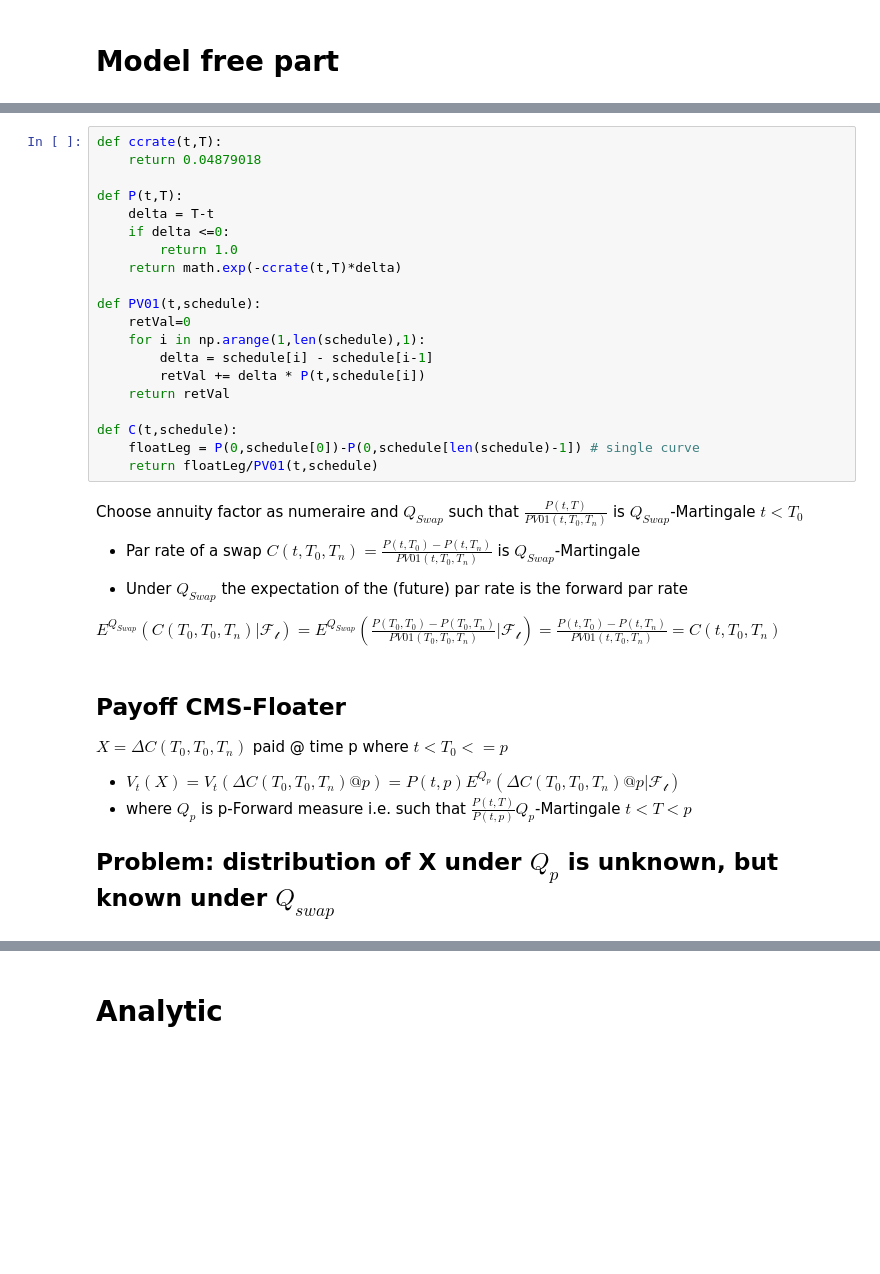
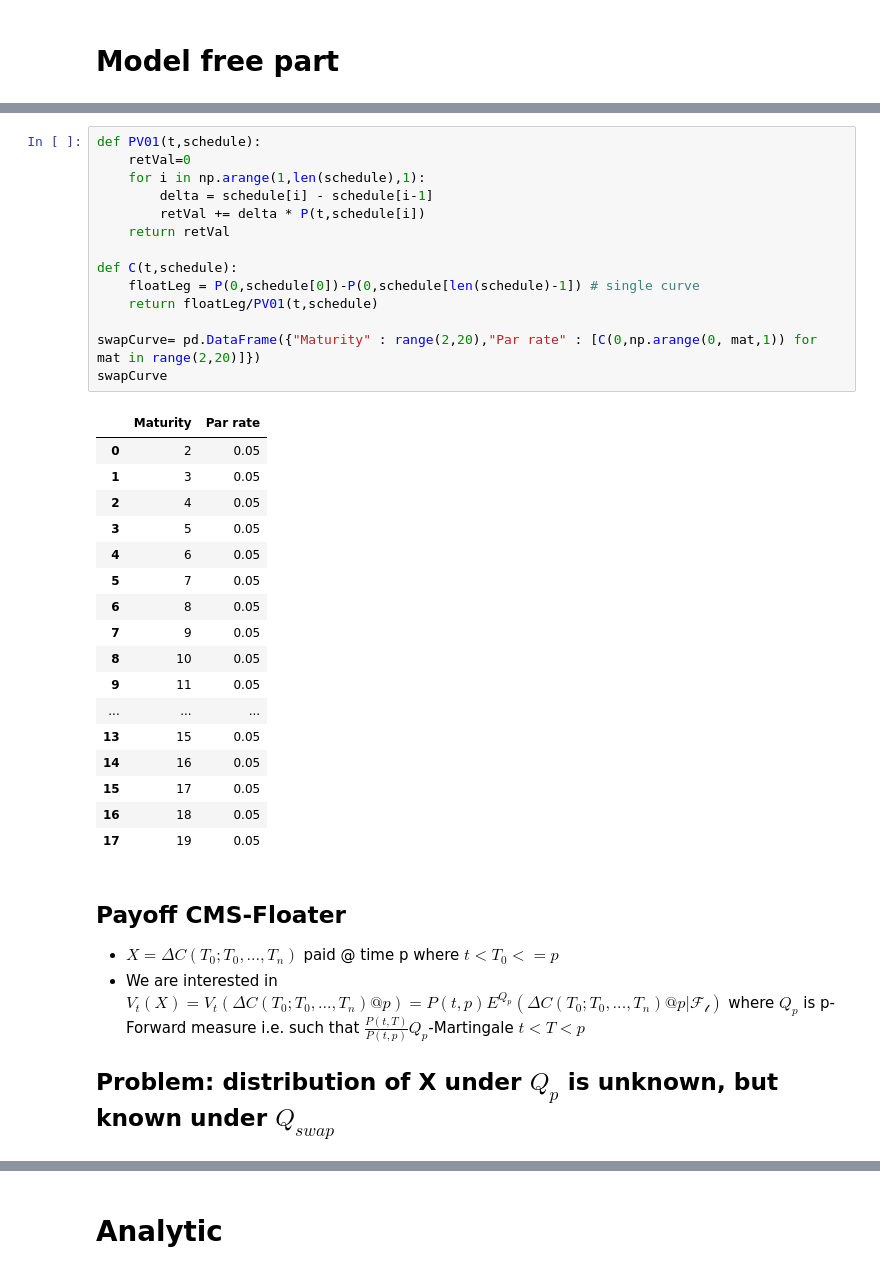
Before and after one commit to fabianfh/fnotebooks, a Jupyter notebook: cms_convexity.ipynb, the cells around one changed output, grey strips where cells are left out. Saved outputs shown, nothing was run; the diff lists cells and outputs as text; blank space fills up the shorter version.

```diff
--- a/cms_convexity.ipynb
+++ b/cms_convexity.ipynb
@@ -28,38 +47,40 @@ UsageError: Line magic function `%` not found.
 # %%
-def ccrate(t,T):
-    return 0.04879018
-
-def P(t,T):
-    delta = T-t
-    if delta <=0:
-        return 1.0
-    return math.exp(-ccrate(t,T)*delta)
-
 def PV01(t,schedule):
     retVal=0
     for i in np.arange(1,len(schedule),1):
         delta = schedule[i] - schedule[i-1]
         retVal += delta * P(t,schedule[i])
     return retVal
 
 def C(t,schedule):
     floatLeg = P(0,schedule[0])-P(0,schedule[len(schedule)-1]) # single curve
     return floatLeg/PV01(t,schedule)
+
+swapCurve= pd.DataFrame({"Maturity" : range(2,20),"Par rate" : [C(0,np.arange(0, mat,1)) for mat in range(2,20)]})
+swapCurve
+# %% [output]
+|  | Maturity | Par rate |
+| 0 | 2 | 0.05 |
+| 1 | 3 | 0.05 |
+| 2 | 4 | 0.05 |
+| 3 | 5 | 0.05 |
+| 4 | 6 | 0.05 |
+| 5 | 7 | 0.05 |
+| 6 | 8 | 0.05 |
+| 7 | 9 | 0.05 |
+| 8 | 10 | 0.05 |
+| 9 | 11 | 0.05 |
+| ... | ... | ... |
+| 13 | 15 | 0.05 |
+| 14 | 16 | 0.05 |
+| 15 | 17 | 0.05 |
+| 16 | 18 | 0.05 |
+| 17 | 19 | 0.05 |
-# %% [markdown]
-
-Choose annuity factor as numeraire and $Q_{Swap}$ such that  $\frac{P(t,T)}{PV01(t,T_0,T_n)}$ is $Q_{Swap}$-Martingale $t<T_0$
-
-- Par rate of a swap $C(t,T_0,T_n)=\frac{P(t,T_0) - P(t,T_n)}{PV01(t,T_0,T_n)}$ is $ Q_{Swap}$-Martingale
-
-- Under $Q_{Swap}$ the expectation of the (future) par rate is the forward par rate
-
-$E^{Q_{Swap}}( C(T_0,T_0,T_n)|\mathcal{F_t})=E^{Q_{Swap}}(\frac{P(T_0,T_0) - P(T_0,T_n)}{PV01(T_0,T_0,T_n)}| \mathcal{F_t})= \frac{P(t,T_0) - P(t,T_n)}{PV01(t,T_0,T_n)} = C(t,T_0,T_n)$
 # %% [markdown]
 
 ## Payoff CMS-Floater
-$X = \Delta C(T_0,T_0,T_n)$ paid @ time p  where $t<T_0<=p$
-- $ V_t(X) =V_t(\Delta C(T_0,T_0,T_n)@ p) = P(t,p) E^{Q_p}(\Delta C(T_0,T_0,T_n)  @ p|\mathcal{F_t})$
-- where $Q_p$ is p-Forward measure   i.e. such that $\frac{P(t,T)}{P(t,p)} Q_p$-Martingale $t<T<p$
+- $X = \Delta C(T_0;T_0,...,T_n)$ paid @ time p  where $t<T_0<=p$
+- We are interested in $ V_t(X) =V_t(\Delta C(T_0;T_0,...,T_n)@ p) = P(t,p) E^{Q_p}(\Delta C(T_0;T_0,...,T_n)  @ p|\mathcal{F_t})$ where $Q_p$ is p-Forward measure   i.e. such that $\frac{P(t,T)}{P(t,p)} Q_p$-Martingale $t<T<p$
 
 ## Problem: distribution of X under $Q_p$ is unknown, but known under $Q_{swap}$
 # %% [markdown]
```
Also changed, not shown: parts of 25 cells of this notebook, 2 other files.
